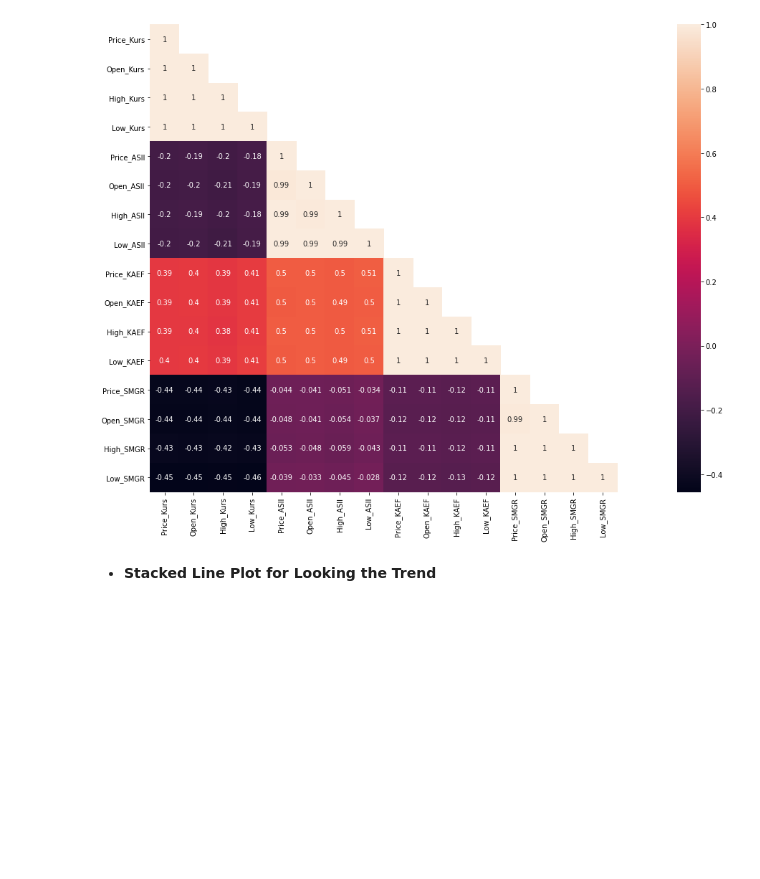
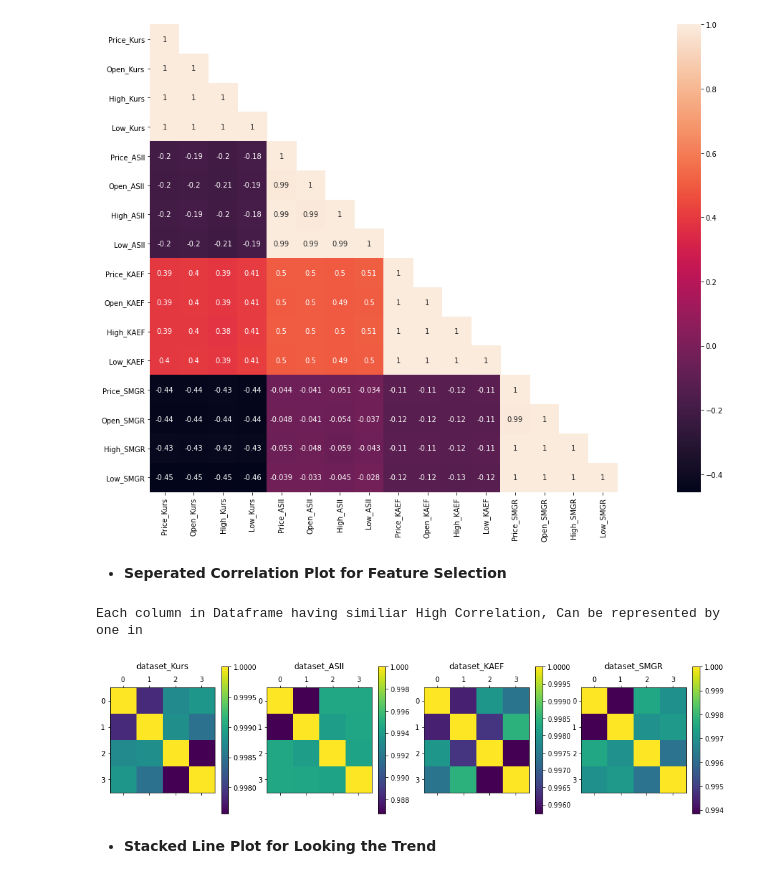
Before and after one commit to muslikhannur/P_ASIIStock_Forecasting, a Jupyter notebook: ASIIStock_Forecasting.ipynb, the cells around one changed output. Drawn from its saved outputs; the diff is of its cells as text; code cells hidden in the pictures; blank space fills up the shorter version.

```diff
--- a/ASIIStock_Forecasting.ipynb
+++ b/ASIIStock_Forecasting.ipynb
@@ -155,6 +155,31 @@ sns.heatmap(data=cor_mat,mask=mask,square=True,annot=True,cbar=True)
 # %% [output]
 <matplotlib.axes._subplots.AxesSubplot at 0x...>
 [figure]
+# %% [markdown]
+* **Seperated Correlation Plot for Feature Selection**
+# %%
+fig, axes = plt.subplots(ncols=4, figsize=(16, 4))
+ax1, ax2, ax3, ax4 = axes
+
+im1 = ax1.matshow(dataset_Kurs.corr())
+im2 = ax2.matshow(dataset_ASII.corr())
+im3 = ax3.matshow(dataset_KAEF.corr())
+im4 = ax4.matshow(dataset_SMGR.corr())
+
+ax1.title.set_text('dataset_Kurs\n')
+ax2.title.set_text('dataset_ASII\n')
+ax3.title.set_text('dataset_KAEF\n')
+ax4.title.set_text('dataset_SMGR\n')
+
+fig.colorbar(im1, ax=ax1)
+fig.colorbar(im2, ax=ax2)
+fig.colorbar(im3, ax=ax3)
+fig.colorbar(im4, ax=ax4)
+
+print('Each column in Dataframe having similiar High Correlation, Can be represented by one in ')
+# %% [output]
+Each column in Dataframe having similiar High Correlation, Can be represented by one in
+[figure, added]
 # %% [markdown]
 * **Stacked Line Plot for Looking the Trend**
 # %%
```
Also changed, not shown: parts of 6 cells of this notebook.
